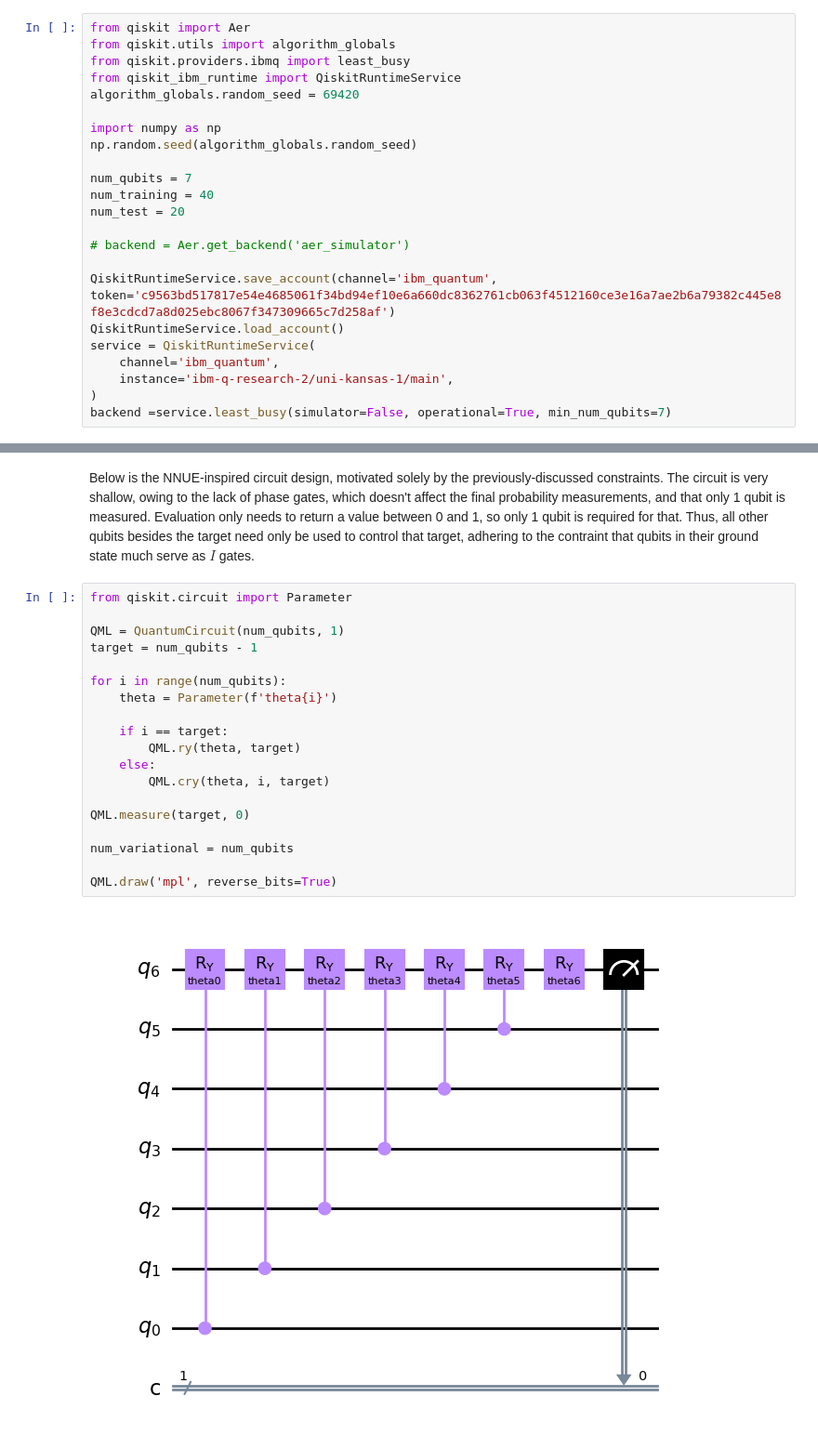
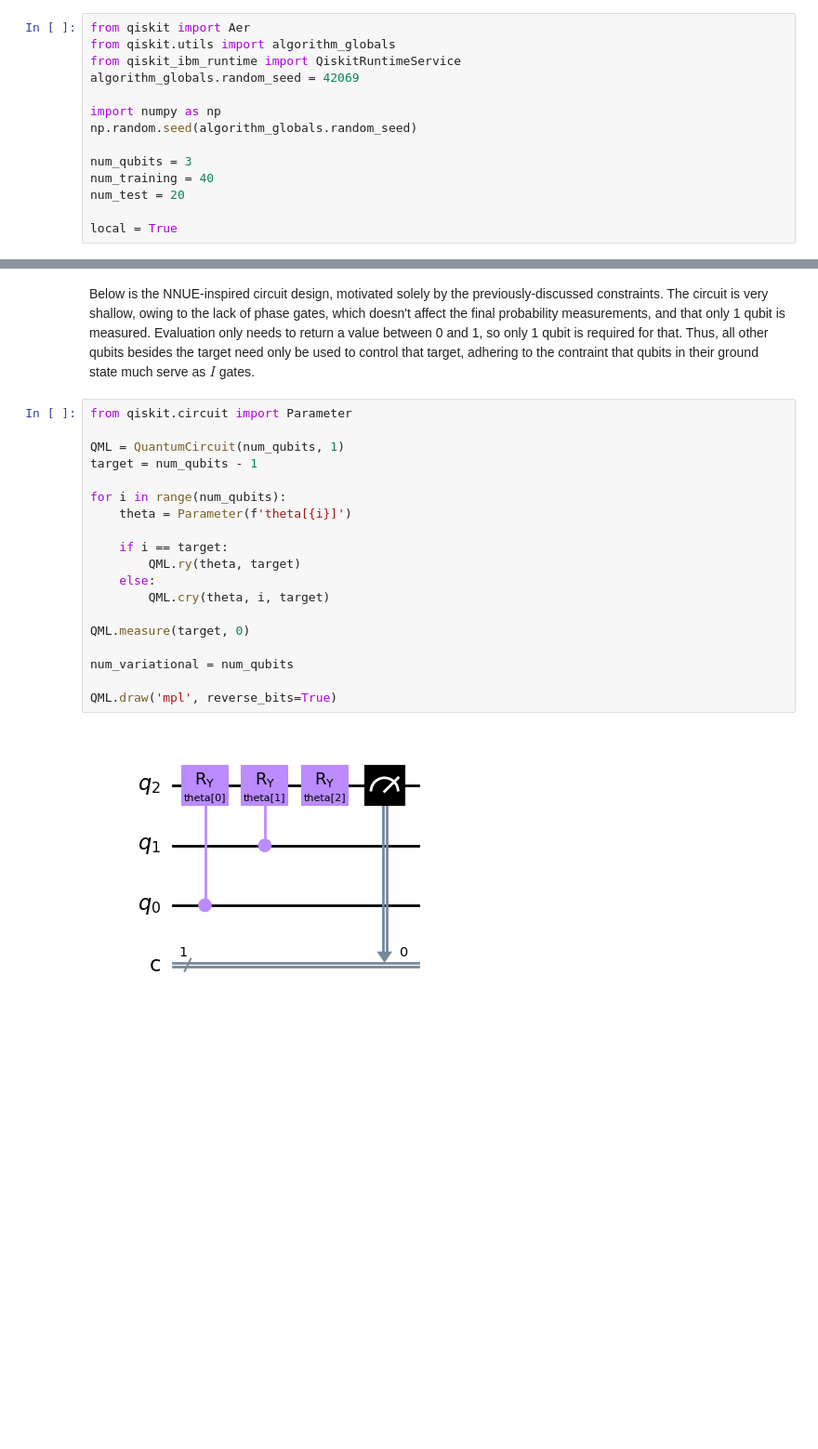
Before and after one commit to mingyoungjeng/PHSX-911-Term-Project, a Jupyter notebook: main copy.ipynb, the cells around one changed output, grey strips where cells are left out. Shown at 93% size. Cells and saved outputs as stored; diff of their text form; blank space fills up the shorter version.

```diff
--- a/main copy.ipynb
+++ b/main copy.ipynb
@@ -46,23 +50,14 @@ In this case, I chose an evaluation function that outputs the normalized entropy
 # %%
 from qiskit import Aer
 from qiskit.utils import algorithm_globals
-from qiskit.providers.ibmq import least_busy
 from qiskit_ibm_runtime import QiskitRuntimeService
-algorithm_globals.random_seed = 69420
+algorithm_globals.random_seed = 42069
 
 import numpy as np
 np.random.seed(algorithm_globals.random_seed)
 
-num_qubits = 7
+num_qubits = 3
 num_training = 40
 num_test = 20
 
-# backend = Aer.get_backend('aer_simulator')
-
-QiskitRuntimeService.save_account(channel='ibm_quantum', token='c9563bd517817e54e4685061f34bd94ef10e6a660dc8362761cb063f4512160ce3e16a7ae2b6a79382c445e8f8e3cdcd7a8d025ebc8067f347309665c7d258af')
-QiskitRuntimeService.load_account()
-service = QiskitRuntimeService(
-    channel='ibm_quantum',
-    instance='ibm-q-research-2/uni-kansas-1/main',
-)
-backend =service.least_busy(simulator=False, operational=True, min_num_qubits=7)
+local = True
@@ -223,21 +268,21 @@ Below is the NNUE-inspired circuit design, motivated solely by the previously-di
 # %%
 from qiskit.circuit import Parameter
 
 QML = QuantumCircuit(num_qubits, 1)
 target = num_qubits - 1
 
 for i in range(num_qubits):
-    theta = Parameter(f'theta{i}')
+    theta = Parameter(f'theta[{i}]')
 
     if i == target:
         QML.ry(theta, target)
     else:
         QML.cry(theta, i, target)
 
 QML.measure(target, 0)
 
 num_variational = num_qubits
 
 QML.draw('mpl', reverse_bits=True)
 # %% [output]
-[figure, old version]
+[figure, new version]
```
Also changed, not shown: parts of 30 cells of this notebook, 1 other file.
